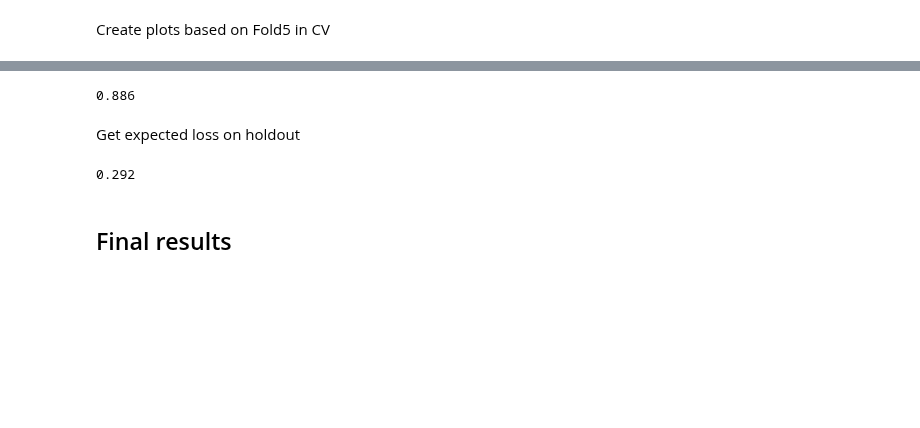
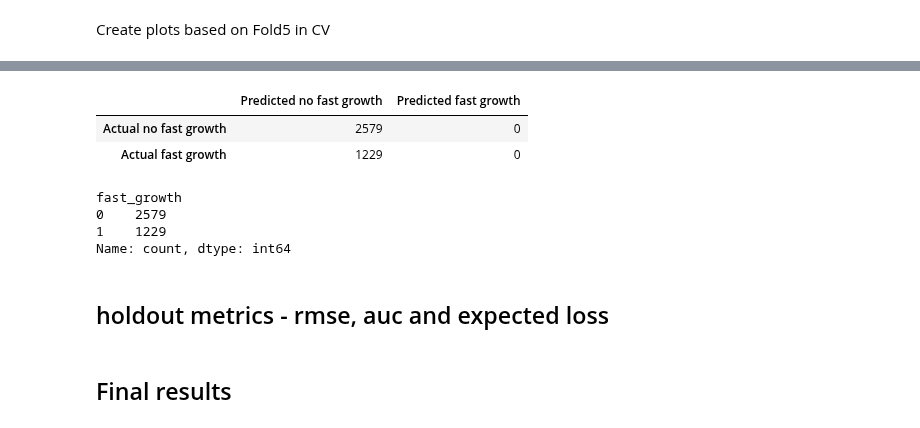
Before and after one commit to ghadena/DA3, a Jupyter notebook: assignment_2/assignment.ipynb, the cells around one changed output, grey strips where cells are left out. Drawn from its saved outputs; the diff is of its cells as text; code cells hidden in the pictures; blank space fills up the shorter version.

```diff
--- a/assignment_2/assignment.ipynb
+++ b/assignment_2/assignment.ipynb
@@ -1078,0 +1096,13 @@ print(values[1], " (fast growing): ", counts[1])
+# %%
+# ----------------------------
+# 📌 Extract Features & Target from Holdout Set
+# ----------------------------
+X_test = data_holdout.drop(columns=["fast_growth"])  # Features (all columns except target)
+y_test = data_holdout["fast_growth"]  # Target variable
+
+# ✅ Convert X_test to DataFrame with correct column names (fixes DesignMatrix error)
+X_test = pd.DataFrame(X_test, columns=rf_feature_names)
+
+# ✅ Predict probabilities & classes using best Random Forest model
+y_pred_proba_rf = best_random_forest.predict_proba(X_test)[:, 1]
+y_pred_rf = np.where(y_pred_proba_rf < best_thresholds_cv["Random Forest"], 0, 1)
@@ -1411,2 +1239,0 @@ prob_forest_grid = GridSearchCV(
-# %%
-prob_forest_fit = prob_forest_grid.fit(rfvars_train, y_train)
@@ -1611,7 +1271,0 @@ ROC AUC  on holdout
-# %%
-auc_rf = roc_auc_score(y_holdout, rf_predicted_probabilities_holdout)
-round(auc_rf, 3)
-# %% [output]
-0.886
-# %% [markdown]
- Get expected loss on holdout
@@ -1618,12 +1274,48 @@ round(auc_rf, 3)
+# %%
+
+holdout_prediction = np.where(data_holdout["best_forest_pred_proba"] < 0.32, 0, 1)
+cm_object1b = confusion_matrix(
+    data_holdout["fast_growth"], holdout_prediction, labels=[0, 1]
+)
+cm1b = pd.DataFrame(
+    cm_object1b,
+    index=["Actual no fast growth", "Actual fast growth"],
+    columns=["Predicted no fast growth", "Predicted fast growth"],
+)
+cm1b
+# %% [output]
+|  | Predicted no fast growth | Predicted fast growth |
+| Actual no fast growth | 2579 | 0 |
+| Actual fast growth | 1229 | 0 |
+# %%
+data_holdout.fast_growth.value_counts()
+# %% [output]
+fast_growth
+0    2579
+1    1229
+Name: count, dtype: int64
+# %% [markdown]
+## holdout metrics - rmse, auc and expected loss
 # %%
+#holdout rmse
+rf_predicted_probabilities_holdout = prob_forest_fit_best.predict_proba(rfvars_holdout)[
+    :, 1
+]
+rmse_rf = np.sqrt(mean_squared_error(y_holdout, rf_predicted_probabilities_holdout))
+round(rmse_rf, 3)
+
+#holdout auc
+auc_rf = roc_auc_score(y_holdout, rf_predicted_probabilities_holdout)
+round(auc_rf, 3)
+
+#holdout epxected loss
+
 holdout_treshold = np.where(
     rf_predicted_probabilities_holdout < best_thresholds_cv["RF"], 0, 1
 )
 tn, fp, fn, tp = confusion_matrix(y_holdout, holdout_treshold, labels=[0, 1]).ravel()
 expected_loss_holdout = (fp * FP + fn * FN) / len(y_holdout)
 round(expected_loss_holdout, 3)
-# %% [output]
-0.292
 # %% [markdown]
 ## Final results
 # %%
```
Also changed, not shown: parts of 83 cells of this notebook, 1 other file.
